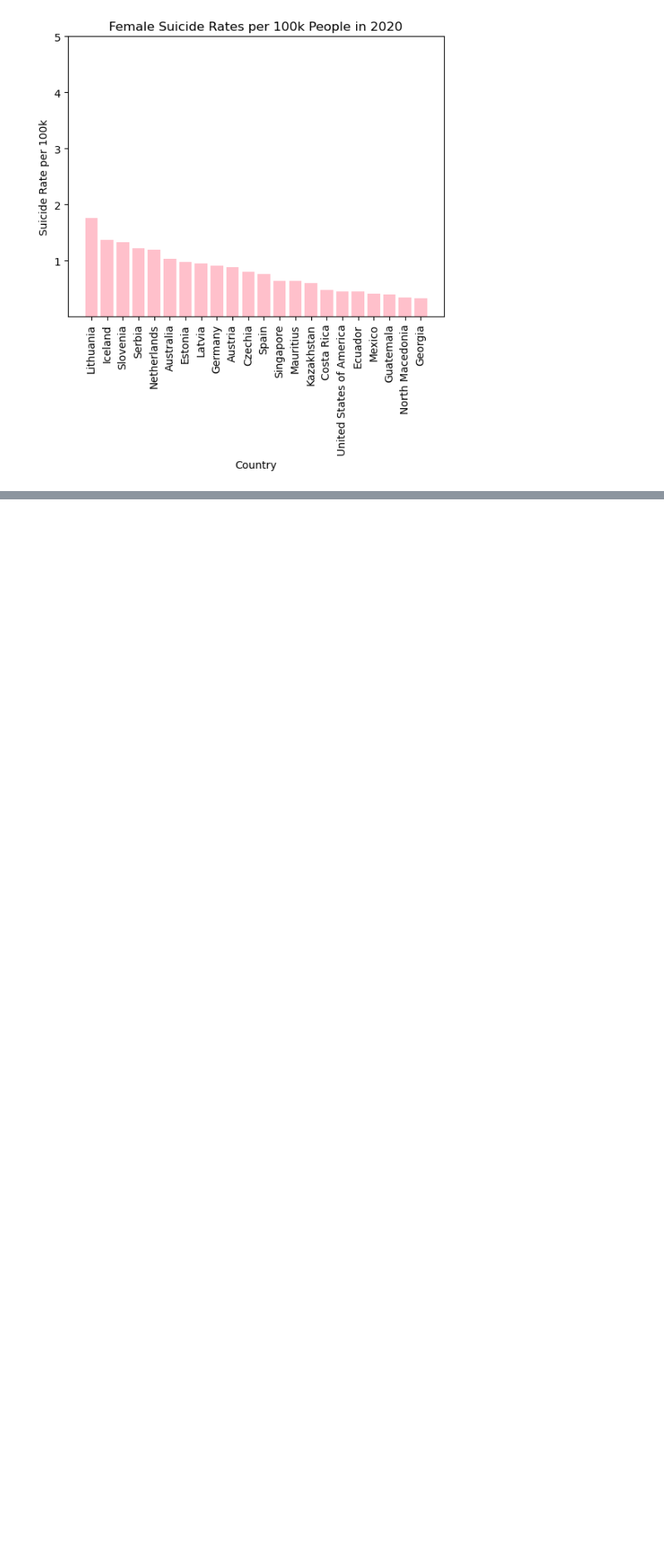
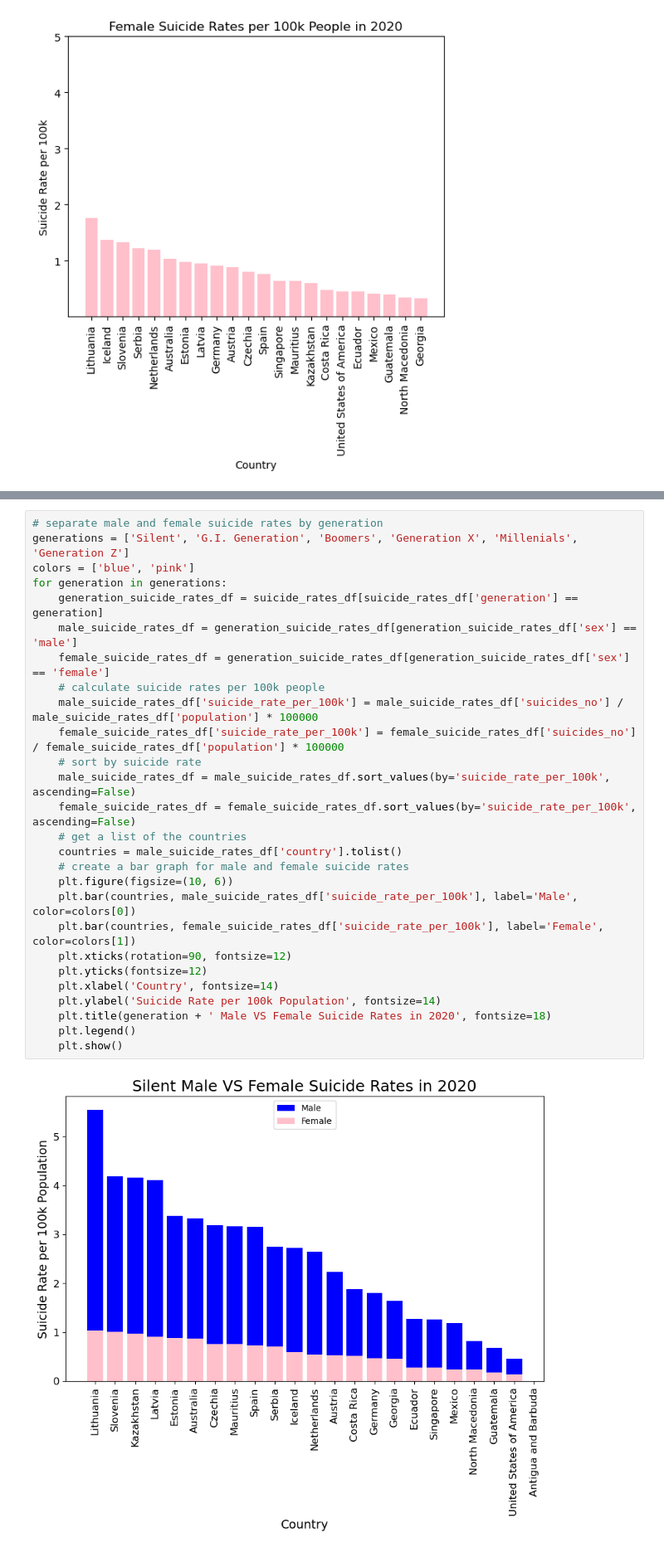
Before and after one commit to kendraliu/Project-One-An-Analysis-of-Suicide-Rate-and-Several-Factors, a Jupyter notebook: Gender Comparison.ipynb, the cells around one changed output, grey strips where cells are left out. Shown at 83% size. Drawn from its saved outputs; the diff is of its cells as text; blank space fills up the shorter version.

```diff
--- a/Gender Comparison.ipynb
+++ b/Gender Comparison.ipynb
@@ -120,0 +123,29 @@ plt.show()
+# %%
+# separate male and female suicide rates by generation
+generations = ['Silent', 'G.I. Generation', 'Boomers', 'Generation X', 'Millenials', 'Generation Z']
+colors = ['blue', 'pink']
+for generation in generations:
+    generation_suicide_rates_df = suicide_rates_df[suicide_rates_df['generation'] == generation]
+    male_suicide_rates_df = generation_suicide_rates_df[generation_suicide_rates_df['sex'] == 'male']
+    female_suicide_rates_df = generation_suicide_rates_df[generation_suicide_rates_df['sex'] == 'female']
+    # calculate suicide rates per 100k people
+    male_suicide_rates_df['suicide_rate_per_100k'] = male_suicide_rates_df['suicides_no'] / male_suicide_rates_df['population'] * 100000
+    female_suicide_rates_df['suicide_rate_per_100k'] = female_suicide_rates_df['suicides_no'] / female_suicide_rates_df['population'] * 100000
+    # sort by suicide rate
+    male_suicide_rates_df = male_suicide_rates_df.sort_values(by='suicide_rate_per_100k', ascending=False)
+    female_suicide_rates_df = female_suicide_rates_df.sort_values(by='suicide_rate_per_100k', ascending=False)
+    # get a list of the countries
+    countries = male_suicide_rates_df['country'].tolist()
+    # create a bar graph for male and female suicide rates
+    plt.figure(figsize=(10, 6))
+    plt.bar(countries, male_suicide_rates_df['suicide_rate_per_100k'], label='Male', color=colors[0])
+    plt.bar(countries, female_suicide_rates_df['suicide_rate_per_100k'], label='Female', color=colors[1])
+    plt.xticks(rotation=90, fontsize=12)
+    plt.yticks(fontsize=12)
+    plt.xlabel('Country', fontsize=14)
+    plt.ylabel('Suicide Rate per 100k Population', fontsize=14)
+    plt.title(generation + ' Male VS Female Suicide Rates in 2020', fontsize=18)
+    plt.legend()
+    plt.show()
+# %% [output]
+[figure, added]
```
Also changed, not shown: parts of 6 cells of this notebook.
